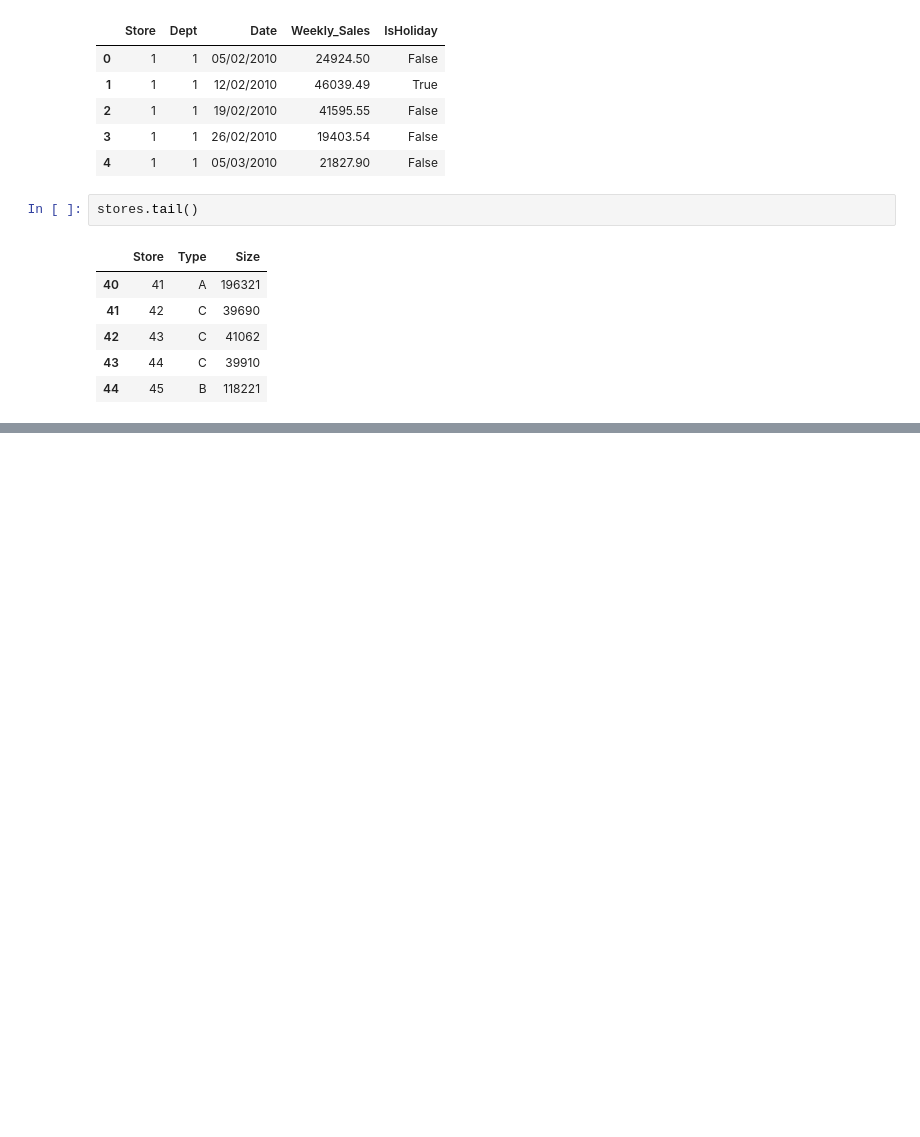
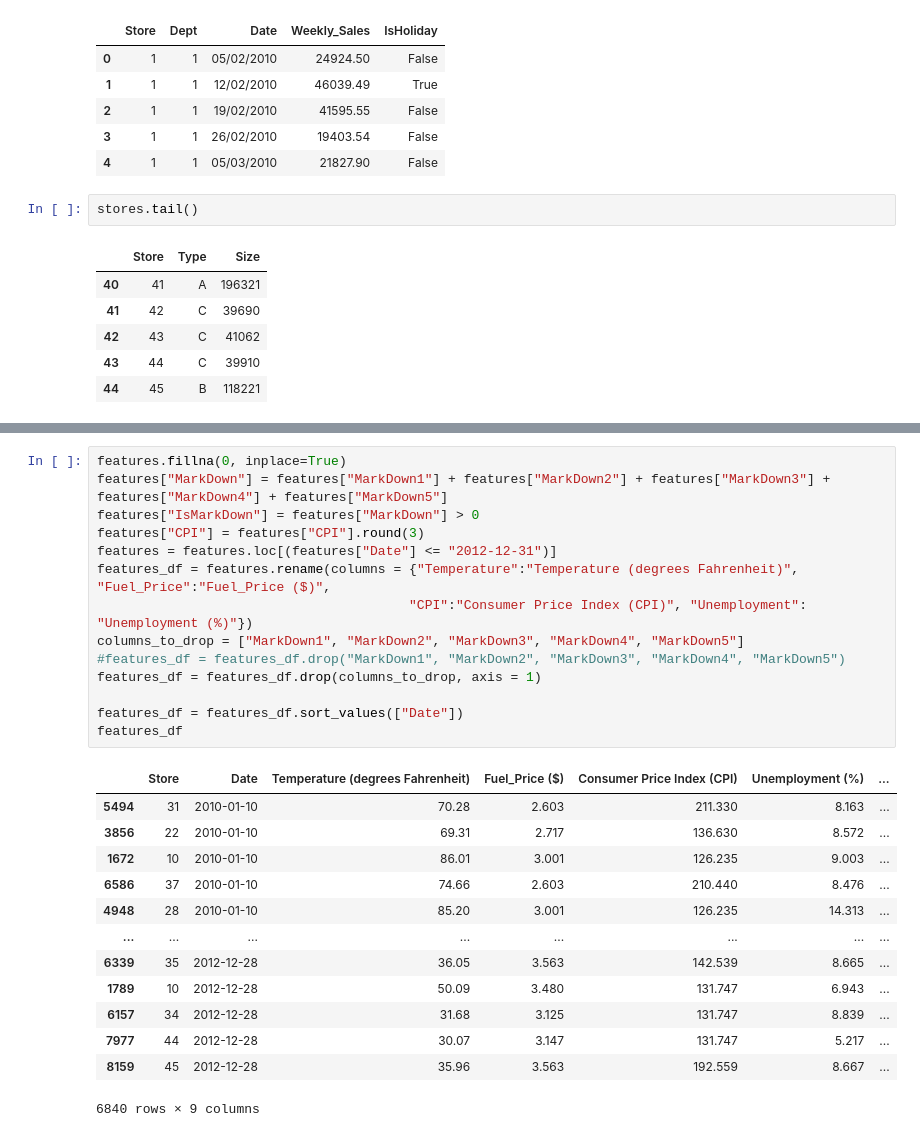
Before and after one commit to MM24J/Retail-Sales-Analysis, a Jupyter notebook: Notebook.ipynb, the cells around one changed output, grey strips where cells are left out. Cells and saved outputs as stored; diff of their text form; blank space fills up the shorter version.

```diff
--- a/Notebook.ipynb
+++ b/Notebook.ipynb
@@ -40,0 +163,28 @@ stores.tail()
+# %%
+features.fillna(0, inplace=True)
+features["MarkDown"] = features["MarkDown1"] + features["MarkDown2"] + features["MarkDown3"] + features["MarkDown4"] + features["MarkDown5"]
+features["IsMarkDown"] = features["MarkDown"] > 0
+features["CPI"] = features["CPI"].round(3)
+features = features.loc[(features["Date"] <= "2012-12-31")]
+features_df = features.rename(columns = {"Temperature":"Temperature (degrees Fahrenheit)", "Fuel_Price":"Fuel_Price ($)",
+                                        "CPI":"Consumer Price Index (CPI)", "Unemployment": "Unemployment (%)"})
+columns_to_drop = ["MarkDown1", "MarkDown2", "MarkDown3", "MarkDown4", "MarkDown5"]
+#features_df = features_df.drop("MarkDown1", "MarkDown2", "MarkDown3", "MarkDown4", "MarkDown5")
+features_df = features_df.drop(columns_to_drop, axis = 1)
+
+features_df = features_df.sort_values(["Date"])
+features_df
+# %% [output]
+|  | Store | Date | Temperature (degrees Fahrenheit) | Fuel_Price ($) | Consumer Price Index (CPI) | Unemployment (%) | ... |
+| 5494 | 31 | 2010-01-10 | 70.28 | 2.603 | 211.330 | 8.163 | ... |
+| 3856 | 22 | 2010-01-10 | 69.31 | 2.717 | 136.630 | 8.572 | ... |
+| 1672 | 10 | 2010-01-10 | 86.01 | 3.001 | 126.235 | 9.003 | ... |
+| 6586 | 37 | 2010-01-10 | 74.66 | 2.603 | 210.440 | 8.476 | ... |
+| 4948 | 28 | 2010-01-10 | 85.20 | 3.001 | 126.235 | 14.313 | ... |
+| ... | ... | ... | ... | ... | ... | ... | ... |
+| 6339 | 35 | 2012-12-28 | 36.05 | 3.563 | 142.539 | 8.665 | ... |
+| 1789 | 10 | 2012-12-28 | 50.09 | 3.480 | 131.747 | 6.943 | ... |
+| 6157 | 34 | 2012-12-28 | 31.68 | 3.125 | 131.747 | 8.839 | ... |
+| 7977 | 44 | 2012-12-28 | 30.07 | 3.147 | 131.747 | 5.217 | ... |
+| 8159 | 45 | 2012-12-28 | 35.96 | 3.563 | 192.559 | 8.667 | ... |
+6840 rows × 9 columns
```
Also changed, not shown: parts of 10 cells of this notebook.
